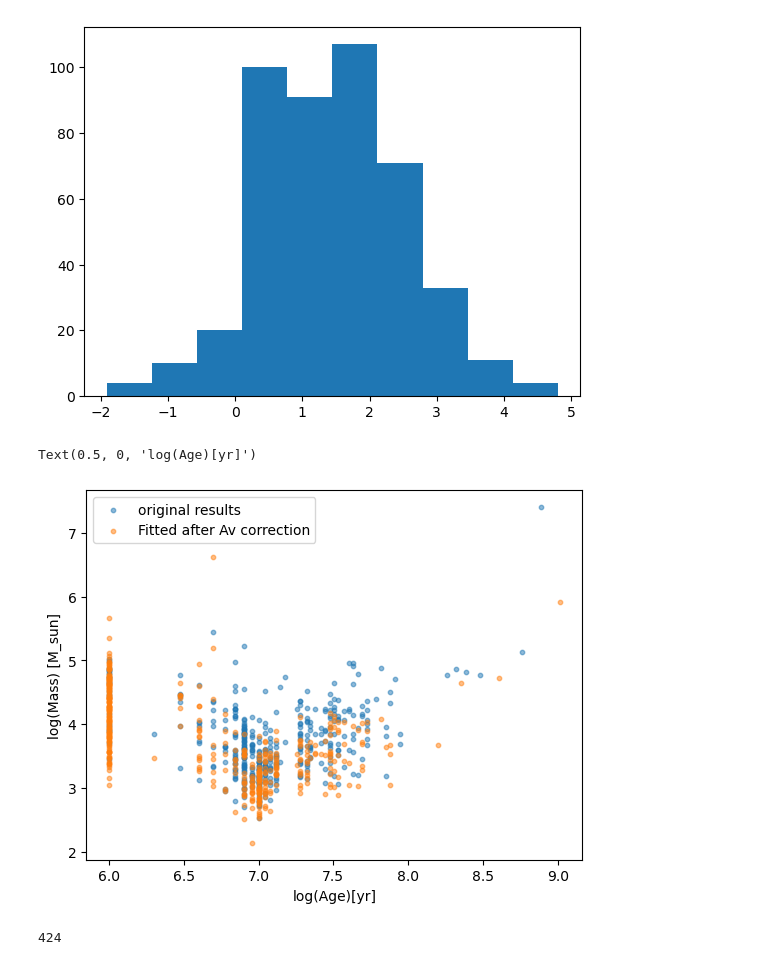
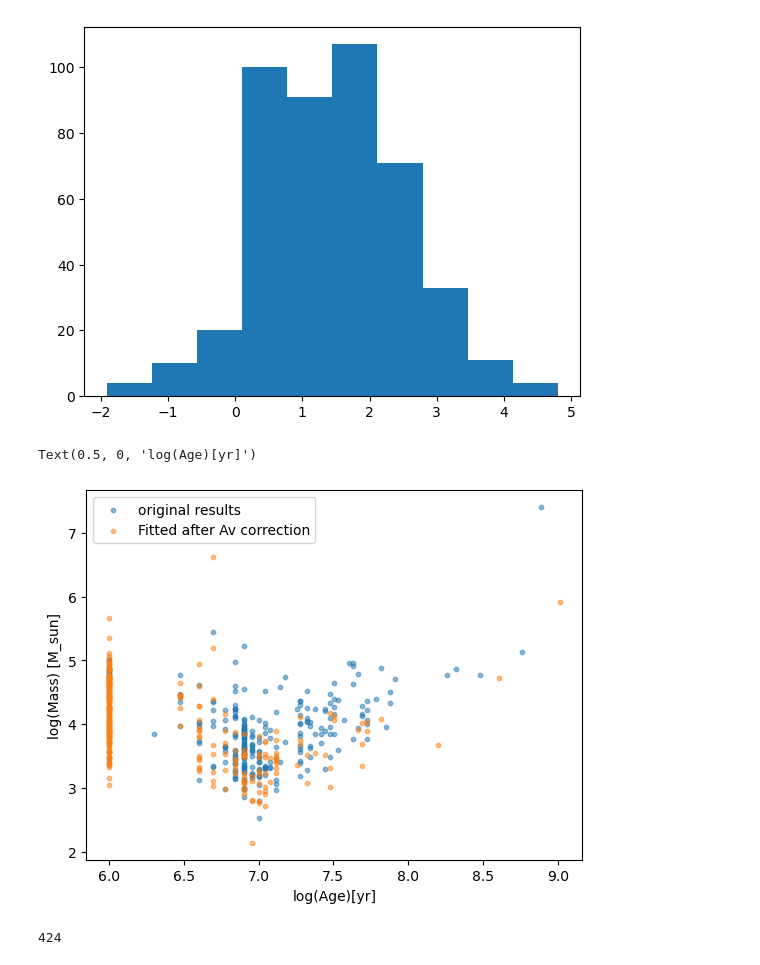
Before and after one commit to kilarson/msa, a Jupyter notebook: msa_cigale.ipynb, the cells around one changed output. Cells and saved outputs as stored; diff of their text form; code cells hidden in the pictures.

```diff
--- a/msa_cigale.ipynb
+++ b/msa_cigale.ipynb
@@ -1120,7 +1133,7 @@ cigale_df['reg_dolflux_Av_MinChiSq_err'] = np.round(av_error, 3)
 cigdir_new = 'out_newAv/'
 cigale_file = 'results'
 cigale_tbl = Table.read(cigdir_new+cigale_file+'.fits', format='fits')
-cigale_df = cigale_tbl_new.to_pandas()
+cigale_df = cigale_tbl.to_pandas()
 print(cigdir_new+cigale_file)
 # %% [output]
 out_newAv/results
@@ -1287,17 +1303,17 @@ plt.show()
 # %%
 #------------------------------------
 # Age vs Mass
-plt.scatter(np.log10(data_reg_tbl['reg_dolflux_Age_MinChiSq'][av_corrected[0]]*1e6),np.log10(data_reg_tbl['reg_dolflux_Mass_MinChiSq'][av_corrected[0]]),s=10,alpha=0.5,label='original results')
+plt.scatter(np.log10(data_reg_tbl['reg_dolflux_Age_MinChiSq'][av_corrected]*1e6),np.log10(data_reg_tbl['reg_dolflux_Mass_MinChiSq'][av_corrected]),s=10,alpha=0.5,label='original results')
 
-plt.scatter(np.log10(cigale_df['best.stellar.age_m_star'][av_corrected[0]]*1e6),np.log10(cigale_df['best.stellar.m_star'][av_corrected[0]]),s=10,alpha=0.5,label='Fitted after Av correction')
+plt.scatter(np.log10(cigale_df['best.stellar.age_m_star'][av_corrected]*1e6),np.log10(cigale_df['best.stellar.m_star'][av_corrected]),s=10,alpha=0.5,label='Fitted after Av correction')
 
 #plt.title(gal+' ws level: '+pc_scales[i])
 plt.legend()
 plt.ylabel('log(Mass) [M_sun]')
 plt.xlabel('log(Age)[yr]')
 # %% [output]
 Text(0.5, 0, 'log(Age)[yr]')
-[figure, old version]
+[figure, new version]
 # %%
 av_corrected_bad = np.where(data_reg_tbl['reg_av_from_ratio'] > 0.0)
 print(len(av_corrected_bad[0]))
```
Also changed, not shown: parts of 16 cells of this notebook.
